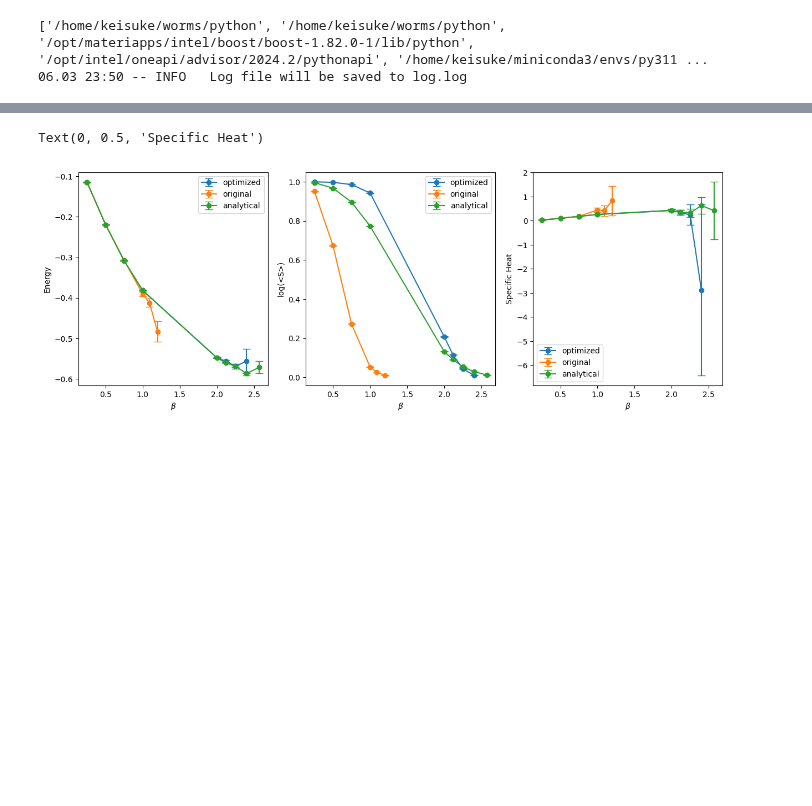
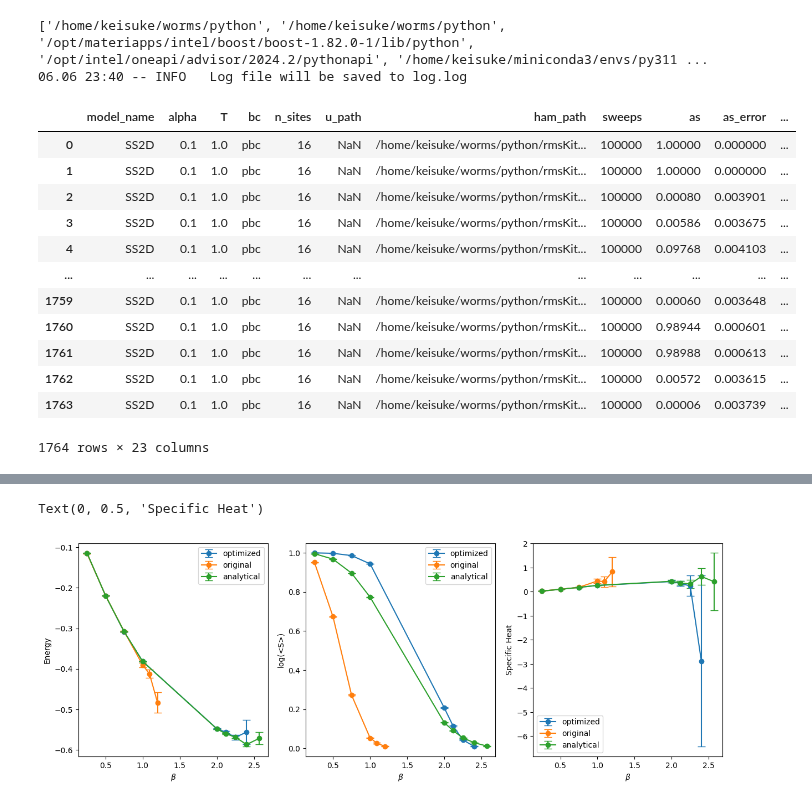
Before and after one commit to MKrbm/worms, a Jupyter notebook: python/visualize/notebooks/curve_ss.ipynb, the cells around one changed output, grey strips where cells are left out. Saved outputs shown, nothing was run; the diff lists cells and outputs as text; code cells hidden in the pictures; blank space fills up the shorter version.

```diff
--- a/python/visualize/notebooks/curve_ss.ipynb
+++ b/python/visualize/notebooks/curve_ss.ipynb
@@ -24,7 +24,7 @@ model_name = "SS2D"
 image_model_dir = IMAGE_PATH / model_name
 worm_result_path = WORM_RESULT_PATH / (model_name+"_loc")
 
-N = 10**6
+N = 10**5
 BETA_THRES = 20
 
 if not IMAGE_PATH.exists():
@@ -38,10 +38,26 @@ summary_files = utils.path.find_summary_files(worm_result_path)
 df = utils.path.get_df_from_summary_files(summary_files, N)
 # %% [output]
 ['/home/keisuke/worms/python', '/home/keisuke/worms/python', '/opt/materiapps/intel/boost/boost-1.82.0-1/lib/python', '/opt/intel/oneapi/advisor/2024.2/pythonapi', '/home/keisuke/miniconda3/envs/py311 ...
-06.03 23:50 -- INFO   Log file will be saved to log.log
+06.06 23:40 -- INFO   Log file will be saved to log.log
 # %%
 params_df = utils.param_dict_normalize(df['ham_path'].apply(utils.extract_parameters_from_path))
 df = pd.concat([df, params_df], axis=1)
+# %%
+df
+# %% [output]
+|  | model_name | alpha | T | bc | n_sites | u_path | ham_path | sweeps | as | as_error | ... |
+| 0 | SS2D | 0.1 | 1.0 | pbc | 16 | NaN | /home/keisuke/worms/python/rmsKit... | 100000 | 1.00000 | 0.000000 | ... |
+| 1 | SS2D | 0.1 | 1.0 | pbc | 16 | NaN | /home/keisuke/worms/python/rmsKit... | 100000 | 1.00000 | 0.000000 | ... |
+| 2 | SS2D | 0.1 | 1.0 | pbc | 16 | NaN | /home/keisuke/worms/python/rmsKit... | 100000 | 0.00080 | 0.003901 | ... |
+| 3 | SS2D | 0.1 | 1.0 | pbc | 16 | NaN | /home/keisuke/worms/python/rmsKit... | 100000 | 0.00586 | 0.003675 | ... |
+| 4 | SS2D | 0.1 | 1.0 | pbc | 16 | NaN | /home/keisuke/worms/python/rmsKit... | 100000 | 0.09768 | 0.004103 | ... |
+| ... | ... | ... | ... | ... | ... | ... | ... | ... | ... | ... | ... |
+| 1759 | SS2D | 0.1 | 1.0 | pbc | 16 | NaN | /home/keisuke/worms/python/rmsKit... | 100000 | 0.00060 | 0.003648 | ... |
+| 1760 | SS2D | 0.1 | 1.0 | pbc | 16 | NaN | /home/keisuke/worms/python/rmsKit... | 100000 | 0.98944 | 0.000601 | ... |
+| 1761 | SS2D | 0.1 | 1.0 | pbc | 16 | NaN | /home/keisuke/worms/python/rmsKit... | 100000 | 0.98988 | 0.000613 | ... |
+| 1762 | SS2D | 0.1 | 1.0 | pbc | 16 | NaN | /home/keisuke/worms/python/rmsKit... | 100000 | 0.00572 | 0.003615 | ... |
+| 1763 | SS2D | 0.1 | 1.0 | pbc | 16 | NaN | /home/keisuke/worms/python/rmsKit... | 100000 | 0.00006 | 0.003739 | ... |
+1764 rows × 23 columns
 # %%
 # Get unique pairs of J2 and J3 values
 unique_pairs = df[['J1', 'J2']].drop_duplicates().sort_values(['J1', 'J2'])
```
Also changed, not shown: parts of 6 cells of this notebook, 6 other files.
